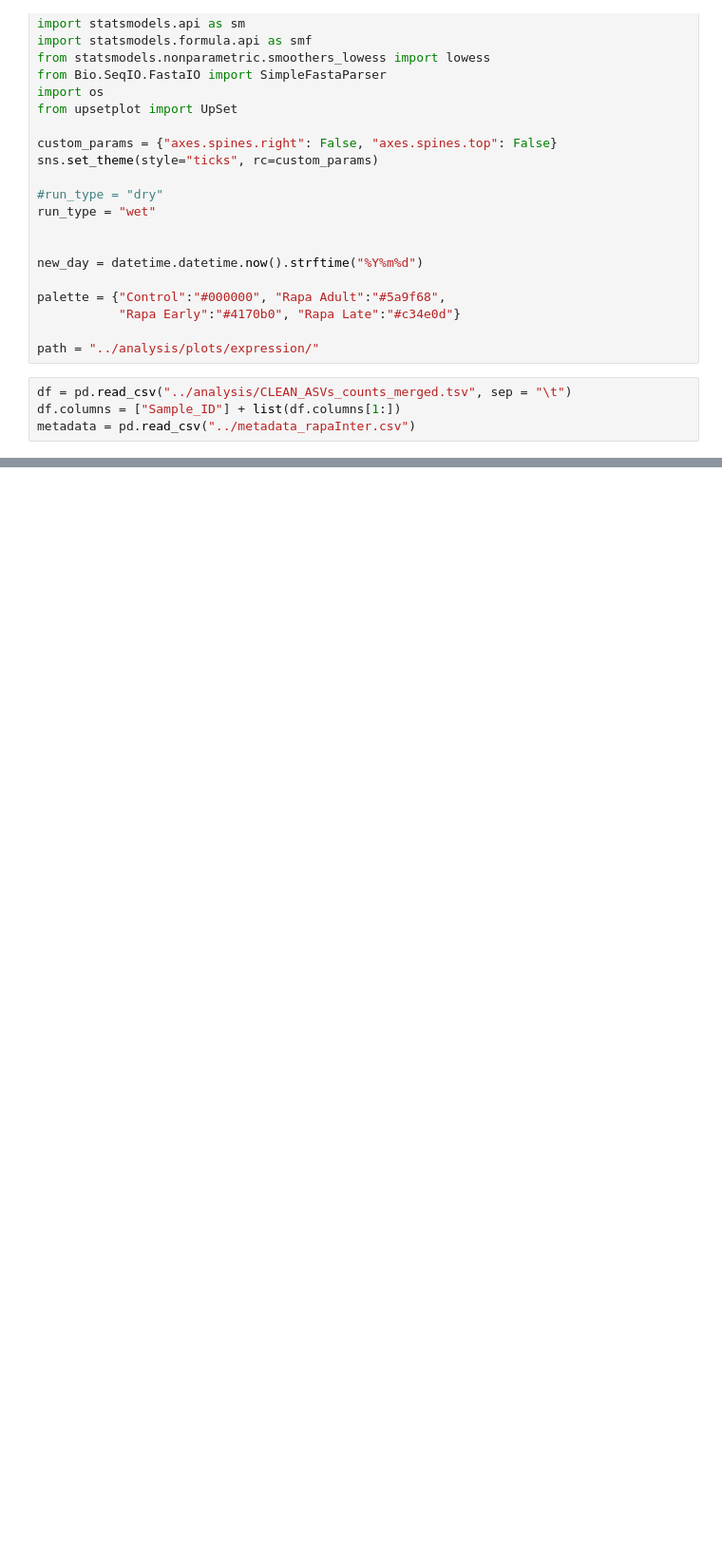
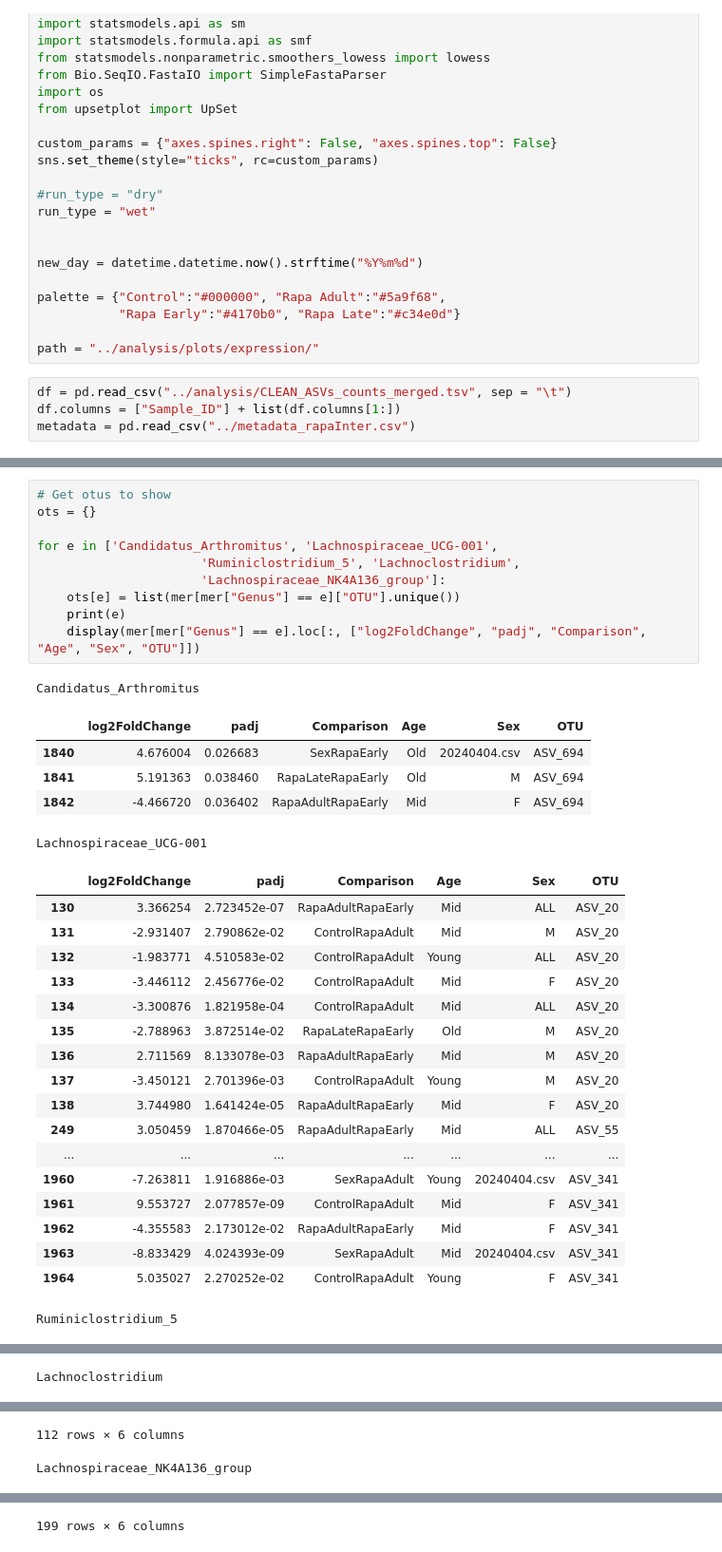
Before and after one commit to carolinamonzo/SG_MemoryRapamycin, a Jupyter notebook: new_rapamycin/scripts/Expression.ipynb, the cells around one changed output, grey strips where cells are left out. Shown: that part at 95% size. Cells and saved outputs as stored; diff of their text form; blank space fills up the shorter version.

```diff
--- a/new_rapamycin/scripts/Expression.ipynb
+++ b/new_rapamycin/scripts/Expression.ipynb
@@ -61,0 +93,35 @@ mer = pd.merge(df.T, metadata, left_index = True, right_index = True)
+# %%
+# Get otus to show
+ots = {}
+
+for e in ['Candidatus_Arthromitus', 'Lachnospiraceae_UCG-001',
+                      'Ruminiclostridium_5', 'Lachnoclostridium',
+                      'Lachnospiraceae_NK4A136_group']:
+    ots[e] = list(mer[mer["Genus"] == e]["OTU"].unique())
+    print(e)
+    display(mer[mer["Genus"] == e].loc[:, ["log2FoldChange", "padj", "Comparison", "Age", "Sex", "OTU"]])
+# %% [output]
+Candidatus_Arthromitus
+|  | log2FoldChange | padj | Comparison | Age | Sex | OTU |
+| 1840 | 4.676004 | 0.026683 | SexRapaEarly | Old | 20240404.csv | ASV_694 |
+| 1841 | 5.191363 | 0.038460 | RapaLateRapaEarly | Old | M | ASV_694 |
+| 1842 | -4.466720 | 0.036402 | RapaAdultRapaEarly | Mid | F | ASV_694 |
+Lachnospiraceae_UCG-001
+|  | log2FoldChange | padj | Comparison | Age | Sex | OTU |
+| 130 | 3.366254 | 2.723452e-07 | RapaAdultRapaEarly | Mid | ALL | ASV_20 |
+| 131 | -2.931407 | 2.790862e-02 | ControlRapaAdult | Mid | M | ASV_20 |
+| 132 | -1.983771 | 4.510583e-02 | ControlRapaAdult | Young | ALL | ASV_20 |
+| 133 | -3.446112 | 2.456776e-02 | ControlRapaAdult | Mid | F | ASV_20 |
+| 134 | -3.300876 | 1.821958e-04 | ControlRapaAdult | Mid | ALL | ASV_20 |
+| 135 | -2.788963 | 3.872514e-02 | RapaLateRapaEarly | Old | M | ASV_20 |
+| 136 | 2.711569 | 8.133078e-03 | RapaAdultRapaEarly | Mid | M | ASV_20 |
+| 137 | -3.450121 | 2.701396e-03 | ControlRapaAdult | Young | M | ASV_20 |
+| 138 | 3.744980 | 1.641424e-05 | RapaAdultRapaEarly | Mid | F | ASV_20 |
+| 249 | 3.050459 | 1.870466e-05 | RapaAdultRapaEarly | Mid | ALL | ASV_55 |
+| ... | ... | ... | ... | ... | ... | ... |
+| 1960 | -7.263811 | 1.916886e-03 | SexRapaAdult | Young | 20240404.csv | ASV_341 |
+| 1961 | 9.553727 | 2.077857e-09 | ControlRapaAdult | Mid | F | ASV_341 |
+| 1962 | -4.355583 | 2.173012e-02 | RapaAdultRapaEarly | Mid | F | ASV_341 |
+| 1963 | -8.833429 | 4.024393e-09 | SexRapaAdult | Mid | 20240404.csv | ASV_341 |
+| 1964 | 5.035027 | 2.270252e-02 | ControlRapaAdult | Young | F | ASV_341 |
+Ruminiclostridium_5
@@ -61,0 +145 @@ mer = pd.merge(df.T, metadata, left_index = True, right_index = True)
+Lachnoclostridium
@@ -61,0 +158,2 @@ mer = pd.merge(df.T, metadata, left_index = True, right_index = True)
+112 rows × 6 columns
+Lachnospiraceae_NK4A136_group
@@ -61,0 +172 @@ mer = pd.merge(df.T, metadata, left_index = True, right_index = True)
+199 rows × 6 columns
```
Also changed, not shown: parts of 8 cells of this notebook, 1 other file.
